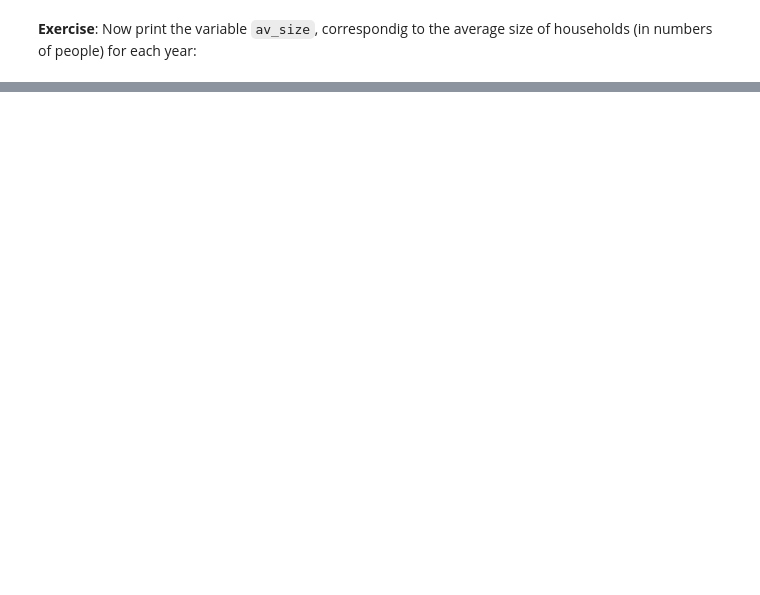
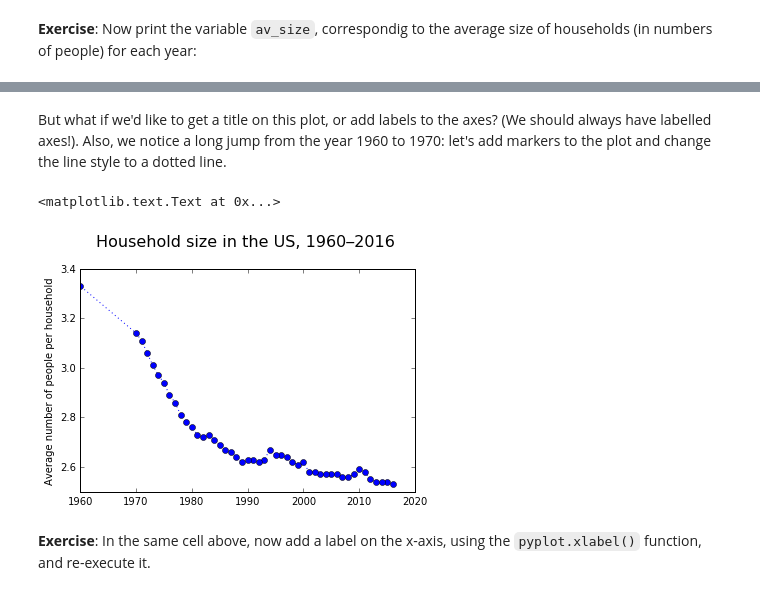
Before and after one commit to barbagroup/Caminos, a Jupyter notebook: 2--Python_for_Science.ipynb, the cells around one changed output, grey strips where cells are left out. Saved outputs shown, nothing was run; the diff lists cells and outputs as text; code cells hidden in the pictures; blank space fills up the shorter version.

Commit message:
add styled plot, add outputs, copyright notice

```diff
--- a/2--Python_for_Science.ipynb
+++ b/2--Python_for_Science.ipynb
@@ -101,0 +124,11 @@ pyplot.plot(year, av_size)
+# %% [markdown]
+But what if we'd like to get a title on this plot, or add labels to the axes? (We should always have labelled axes!). Also, we notice a long jump from the year 1960 to 1970: let's add markers to the plot and change the line style to a dotted line.
+# %%
+pyplot.plot(year, av_size, linestyle=':', marker='o')
+pyplot.title("Household size in the US, 1960–2016 \n", fontsize=16)
+pyplot.ylabel("Average number of people per household")
+# %% [output]
+<matplotlib.text.Text at 0x...>
+[figure, added]
+# %% [markdown]
+**Exercise**: In the same cell above, now add a label on the x-axis, using the `pyplot.xlabel()` function, and re-execute it.
```
Also changed, not shown: parts of 11 cells of this notebook.
